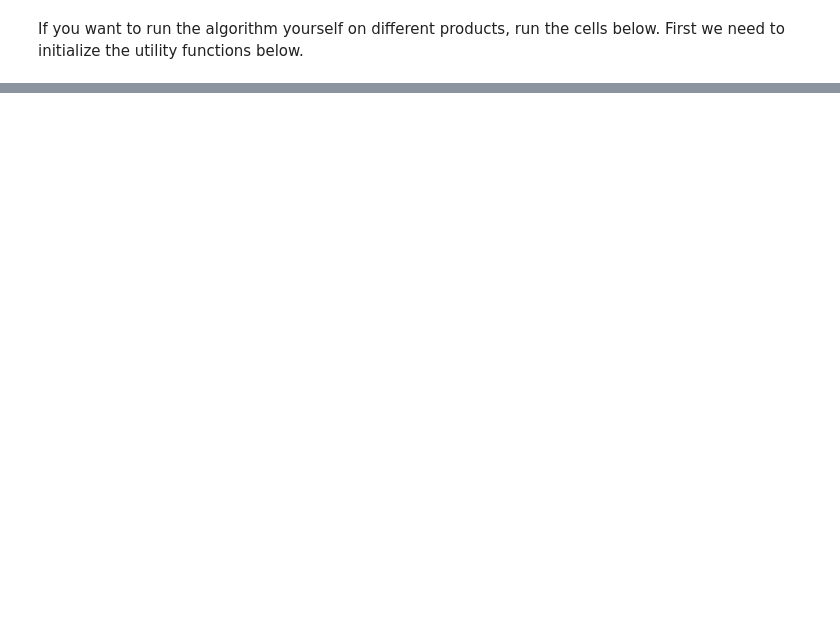
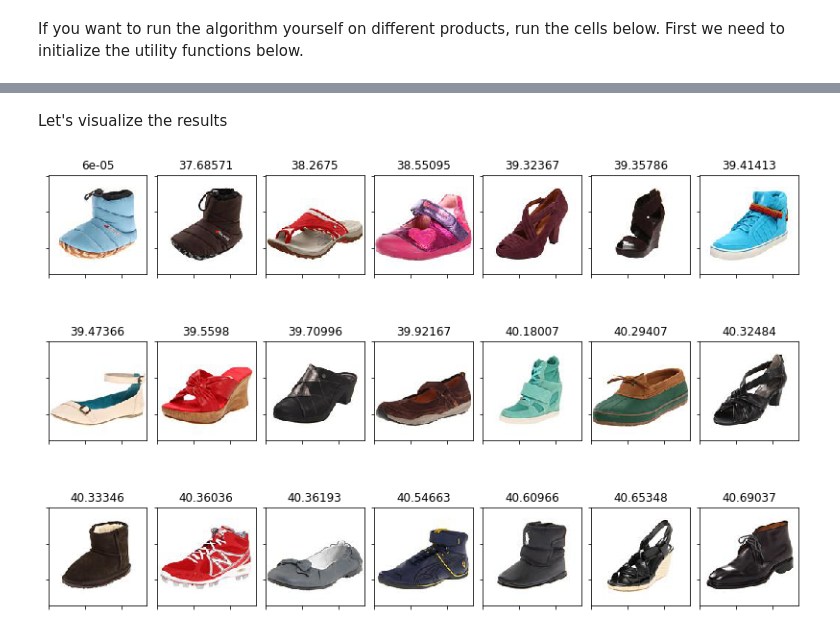
Before and after one commit to aws-samples/aws-sagemaker-pytorch-shop-by-style, a Jupyter notebook: notebooks/shop-by-style-model-on-pytorch.ipynb, the cells around one changed output, grey strips where cells are left out. Drawn from its saved outputs; the diff is of its cells as text; code cells hidden in the pictures; blank space fills up the shorter version.

```diff
--- a/notebooks/shop-by-style-model-on-pytorch.ipynb
+++ b/notebooks/shop-by-style-model-on-pytorch.ipynb
@@ -906,11 +905,0 @@ Run the cell below to load the sample results into Pandas dataframes. You can ch
-# %%
-import pandas as pd
-
-ZAPPOS50K_INDEX = os.path.join(WORKING_DIR, 'zappos50k-index.csv')
-SAMPLE_GRAM_RESULTS = ['sample-gram-matrices-style-measurements/Boots-Knee-High-Anne-Klein-8032743.310.csv',
-                       'sample-gram-matrices-style-measurements/Sandals-Flat-Elephantito-7900238.764.csv',
-                       'sample-gram-matrices-style-measurements/Shoes-Oxfords-Calvin-Klein-7943176.3.csv']
-GRAM_DS_IDX=1
-
-df = pd.read_csv(os.path.join(WORKING_DIR,SAMPLE_GRAM_RESULTS[GRAM_DS_IDX]), header=None, usecols=[0,1], names=['img','sim'])
-display(df.head(10))
@@ -1110,0 +1080,7 @@ Visualize the results of your search...
+# %% [markdown]
+Let's visualize the results
+# %%
+## Note that the script was defaulted to display results using L2 distance
+display_similiar_products(results)
+# %% [output]
+[figure, added]
```
Also changed, not shown: parts of 31 cells of this notebook.
